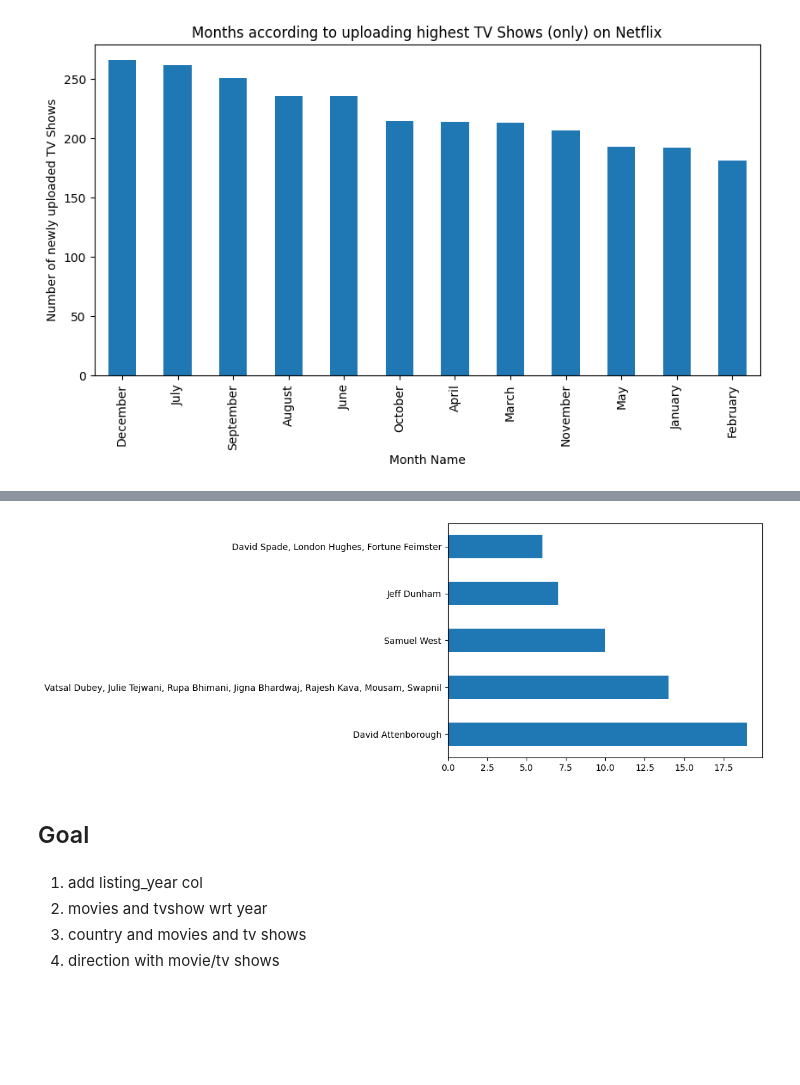
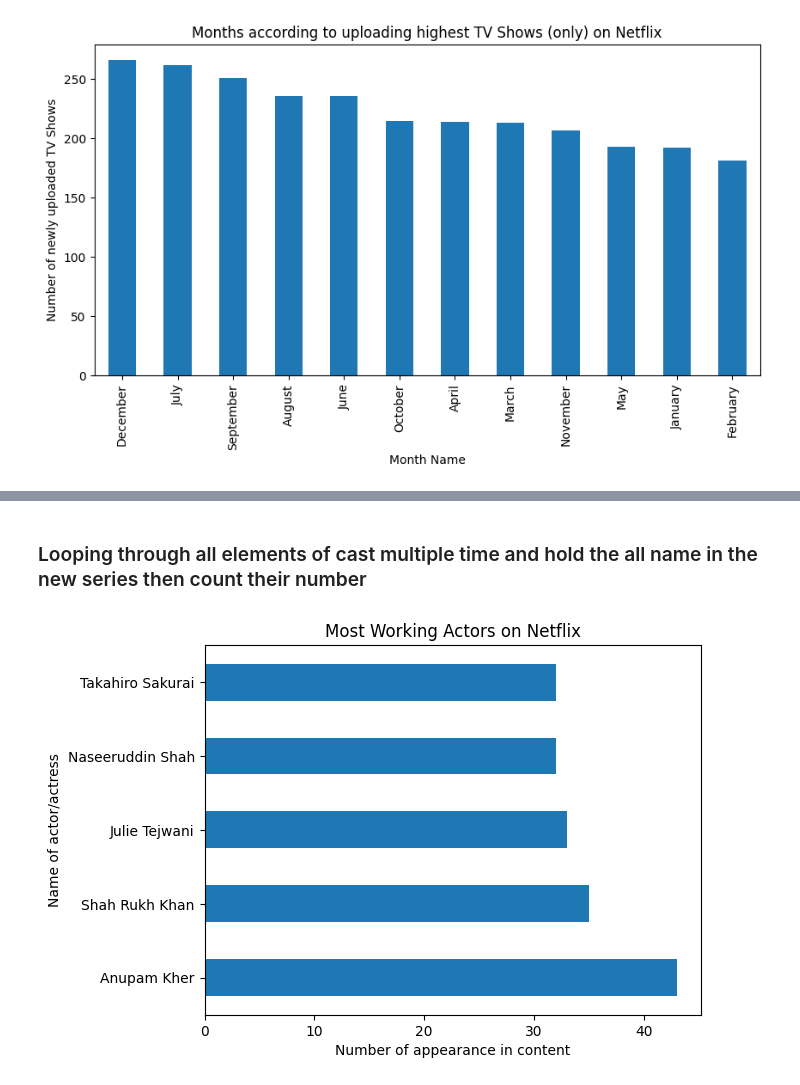
Before and after one commit to Udit8158/Data_Science_Learning, a Jupyter notebook: Projects/01_netflix_show_eda/netflix_eda_take02.ipynb, the cells around one changed output, grey strips where cells are left out. Drawn from its saved outputs; the diff is of its cells as text; code cells hidden in the pictures; blank space fills up the shorter version.

Commit message:
Complete the take 2 on Netflix EDA

```diff
--- a/Projects/01_netflix_show_eda/netflix_eda_take02.ipynb
+++ b/Projects/01_netflix_show_eda/netflix_eda_take02.ipynb
@@ -305,14 +297,22 @@ df.head(2)
 |  | show_id | type | title | director | cast | country | listing_year | rating | duration | listed_in | ... |
 | 0 | s1 | Movie | Dick Johnson Is Dead | Kirsten Johnson | NaN | United States | 2021 | PG-13 | 90 min | Documentaries | ... |
 | 1 | s2 | TV Show | Blood & Water | NaN | Ama Qamata, Khosi Ngema, Gail Mab... | South Africa | 2021 | TV-MA | 2 Seasons | International TV Shows, TV Dramas... | ... |
-# %%
-df.cast.value_counts()[:5].plot(kind='barh');
-# %% [output]
-[figure, removed]
-# %% [markdown]
-## Goal
-# %% [markdown]
-1. add listing_year col
-2. movies and tvshow wrt year
-3. country and movies and tv shows
-4. direction with movie/tv shows
+# %% [markdown]
+### Looping through all elements of cast multiple time and hold the all name in the new series then count their number
+# %%
+df_subset = df.cast.dropna()
+actors_arr = []
+
+for list_cast in df_subset:
+    arr = list_cast.split(',')
+    for actor in arr:
+        actors_arr.append(actor.strip())
+
+
+
+actors = pd.Series(actors_arr)
+actors.value_counts()[:5].plot(kind='barh',title='Most Working Actors on Netflix',
+                              xlabel='Number of appearance in content', ylabel='Name of actor/actress',
+                              );
+# %% [output]
+[figure, added]
```
Also changed, not shown: parts of 25 cells of this notebook.
